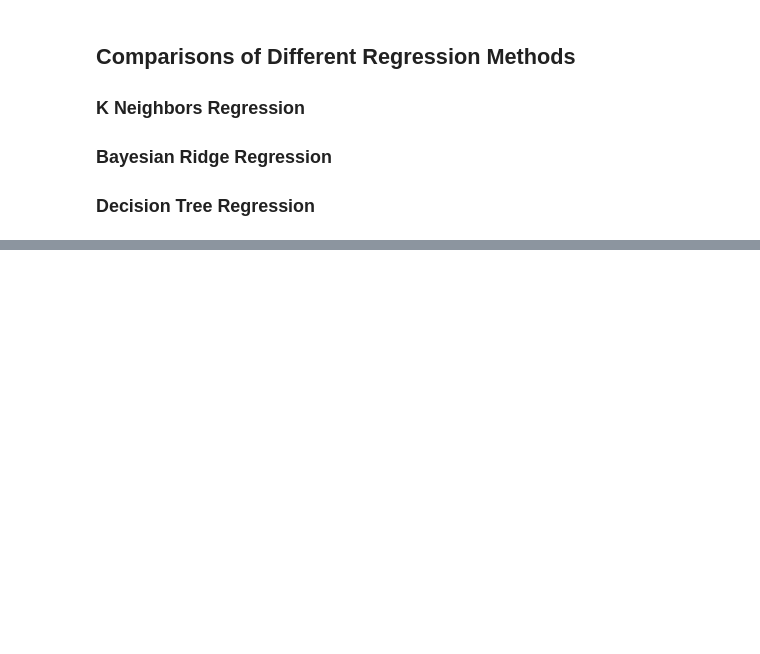
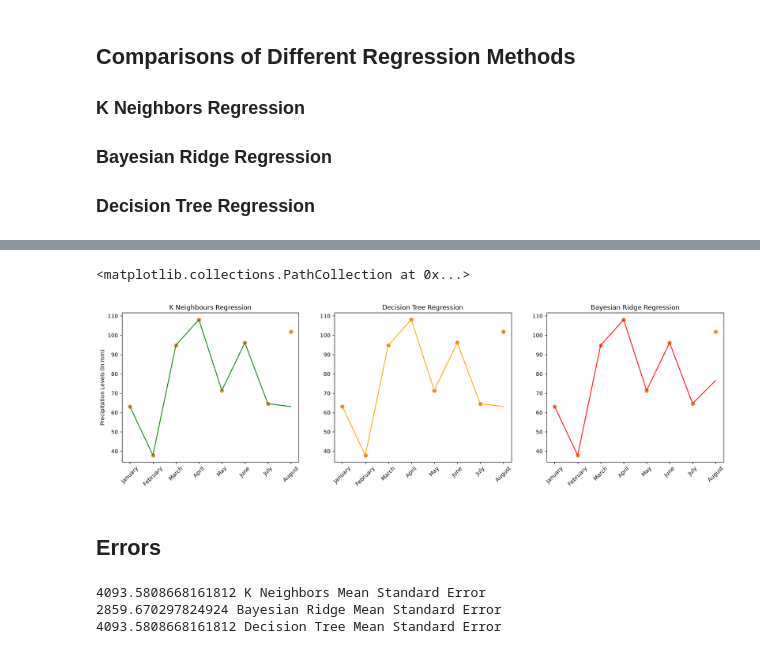
Before and after one commit to smm2005/Rain-Analysis-Toronto, a Jupyter notebook: analysis.ipynb, the cells around one changed output, grey strips where cells are left out. Drawn from its saved outputs; the diff is of its cells as text; code cells hidden in the pictures; blank space fills up the shorter version.

```diff
--- a/analysis.ipynb
+++ b/analysis.ipynb
@@ -266,0 +310,60 @@ Text(24.722222222222214, 0.5, 'Longitude')
+# %%
+monthly_data = pd.concat([january.rename(columns={"rainfall": "January"})
+                          ,february.rename(columns={"rainfall": "February"})
+                          ,march.rename(columns={"rainfall": "March"})
+                          ,april.rename(columns={"rainfall": "April"})
+                          ,may.rename(columns={"rainfall": "May"})
+                          ,june.rename(columns={"rainfall": "June"})
+                          ,july.rename(columns={"rainfall": "July"})
+                          ,august.rename(columns={"rainfall": "August"})
+                          ], axis=1)
+
+fig, ax = plt.subplots(ncols=3, figsize=(20, 5))
+
+ax[0].scatter(x=monthly_data.T.index, y=monthly_data.T["York South-Weston"])
+ax[0].plot(monthly_data_knn.T["York South-Weston"], color="green")
+ax[0].set_title("K Neighbours Regression")
+ax[0].set_ylabel("Precipitation Levels (in mm)")
+ax[0].tick_params(axis="x", labelrotation=45)
+
+ax[1].scatter(x=monthly_data.T.index, y=monthly_data.T["York South-Weston"])
+ax[1].plot(monthly_data_dtr.T["York South-Weston"], color="orange")
+ax[1].set_title("Decision Tree Regression")
+ax[1].tick_params(axis="x", labelrotation=45)
+
+ax[2].scatter(x=monthly_data.T.index, y=monthly_data.T["York South-Weston"])
+ax[2].plot(monthly_data_brr.T["York South-Weston"], color="red")
+ax[2].set_title("Bayesian Ridge Regression")
+ax[2].tick_params(axis="x", labelrotation=45)
+
+ax[0].scatter(x=monthly_data.T.index, y=monthly_data.T["York South-Weston"])
+
+ax[1].scatter(x=monthly_data.T.index, y=monthly_data.T["York South-Weston"])
+
+ax[2].scatter(x=monthly_data.T.index, y=monthly_data.T["York South-Weston"])
+# %% [output]
+<matplotlib.collections.PathCollection at 0x...>
+[figure, added]
+# %% [markdown]
+## Errors
+# %%
+residuals = pd.DataFrame({"Actual": monthly_data["August"],
+                          "Expected (KNN)": monthly_data_knn["August"],
+                          "Expected (BRR)": monthly_data_brr["August"],
+                          "Expected (DTR)": monthly_data_dtr["August"]})
+residuals["Residuals (KNN)"] = residuals["Actual"].subtract(residuals["Expected (KNN)"]).abs()
+residuals["Residuals (BRR)"] = residuals["Actual"].subtract(residuals["Expected (BRR)"]).abs()
+residuals["Residuals (DTR)"] = residuals["Actual"].subtract(residuals["Expected (DTR)"]).abs()
+
+residuals = residuals.sort_values(by=["Residuals (KNN)"], ascending=True)
+
+mse_knn = residuals["Residuals (KNN)"].pow(2).sum() / residuals["Residuals (KNN)"].size
+mse_brr = residuals["Residuals (BRR)"].pow(2).sum() / residuals["Residuals (BRR)"].size
+mse_dtr = residuals["Residuals (DTR)"].pow(2).sum() / residuals["Residuals (DTR)"].size
+print(mse_knn, "K Neighbors Mean Standard Error")
+print(mse_brr, "Bayesian Ridge Mean Standard Error")
+print(mse_dtr, "Decision Tree Mean Standard Error")
+# %% [output]
+4093.5808668161812 K Neighbors Mean Standard Error
+2859.670297824924 Bayesian Ridge Mean Standard Error
+4093.5808668161812 Decision Tree Mean Standard Error
```
Also changed, not shown: parts of 7 cells of this notebook.
